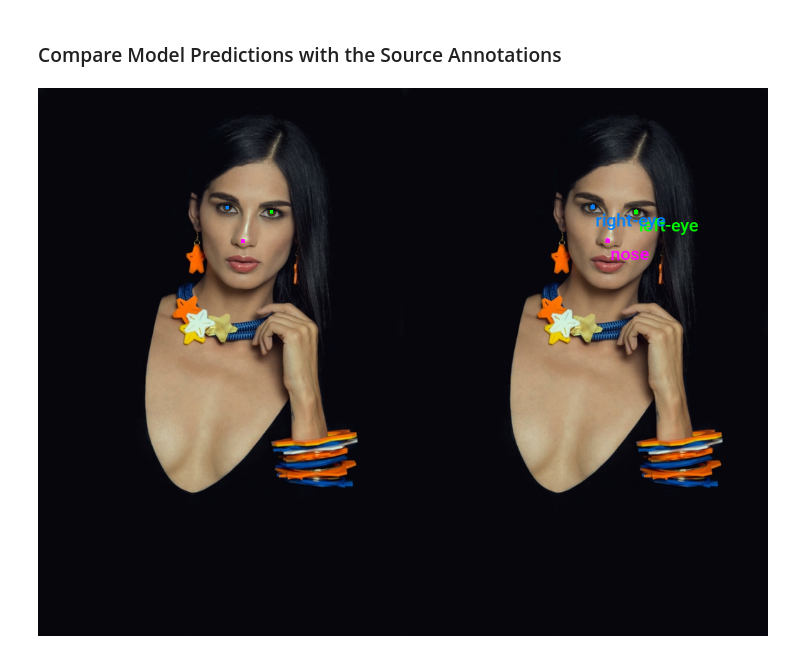
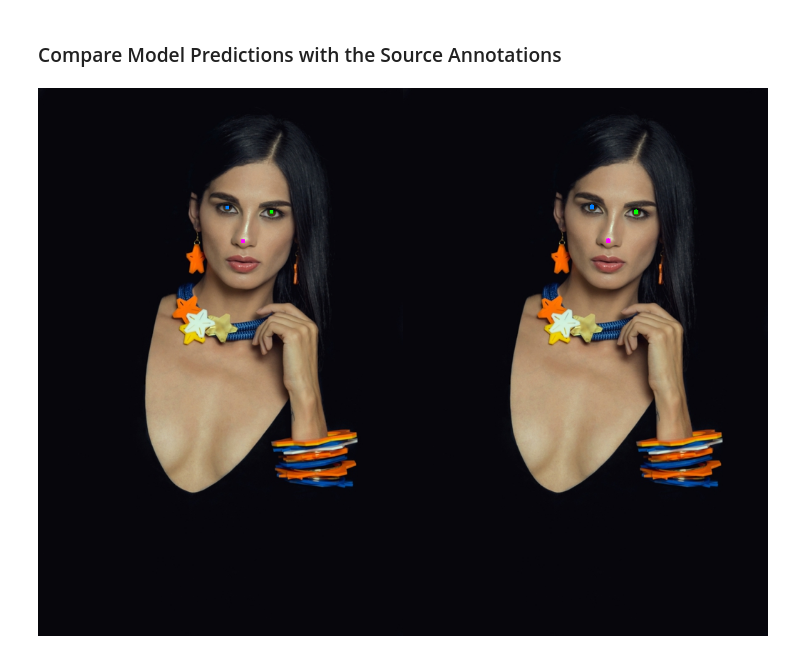
Before and after one commit to cj-mills/pytorch-keypoint-rcnn-tutorial-code, a Jupyter notebook: notebooks/pytorch-keypoint-r-cnn-training-labelme.ipynb, the cells around one changed output. Saved outputs shown, nothing was run; the diff lists cells and outputs as text; code cells hidden in the pictures.

```diff
--- a/notebooks/pytorch-keypoint-r-cnn-training-labelme.ipynb
+++ b/notebooks/pytorch-keypoint-r-cnn-training-labelme.ipynb
@@ -1103,24 +1099,24 @@ predicted_keypoints = (model_output['keypoints'][scores_mask])[:,:,:-1].reshape(
 # %%
 # Annotate the test image with the ground-truth annotations
 gt_annotated_tensor = draw_bboxes(
     image=transforms.PILToTensor()(test_img),
     boxes=torchvision.ops.box_convert(torch.Tensor(gt_keypoints_bboxes), 'cxcywh', 'xyxy'),
     # labels=gt_labels,
     colors=[int_colors[i] for i in [class_names.index(label) for label in gt_labels]]
 )
 
 # Prepare the labels and bounding box annotations for the test image
 labels = class_names*sum(scores_mask).item()
 keypoints_bboxes = torch.cat((predicted_keypoints.cpu(), torch.ones(len(predicted_keypoints), 2)), dim=1)
 
 # Annotate the test image with the model predictions
 annotated_tensor = draw_bboxes(
     image=transforms.PILToTensor()(test_img),
     boxes=torchvision.ops.box_convert(torch.Tensor(keypoints_bboxes), 'cxcywh', 'xyxy'),
-    labels=labels,
+    # labels=labels,
     colors=[int_colors[i] for i in [class_names.index(label) for label in labels]]
 )
 
 stack_imgs([tensor_to_pil(gt_annotated_tensor), tensor_to_pil(annotated_tensor)])
 # %% [output]
-[figure, old version]
+[figure, new version]
```
Also changed, not shown: parts of 8 cells of this notebook.
